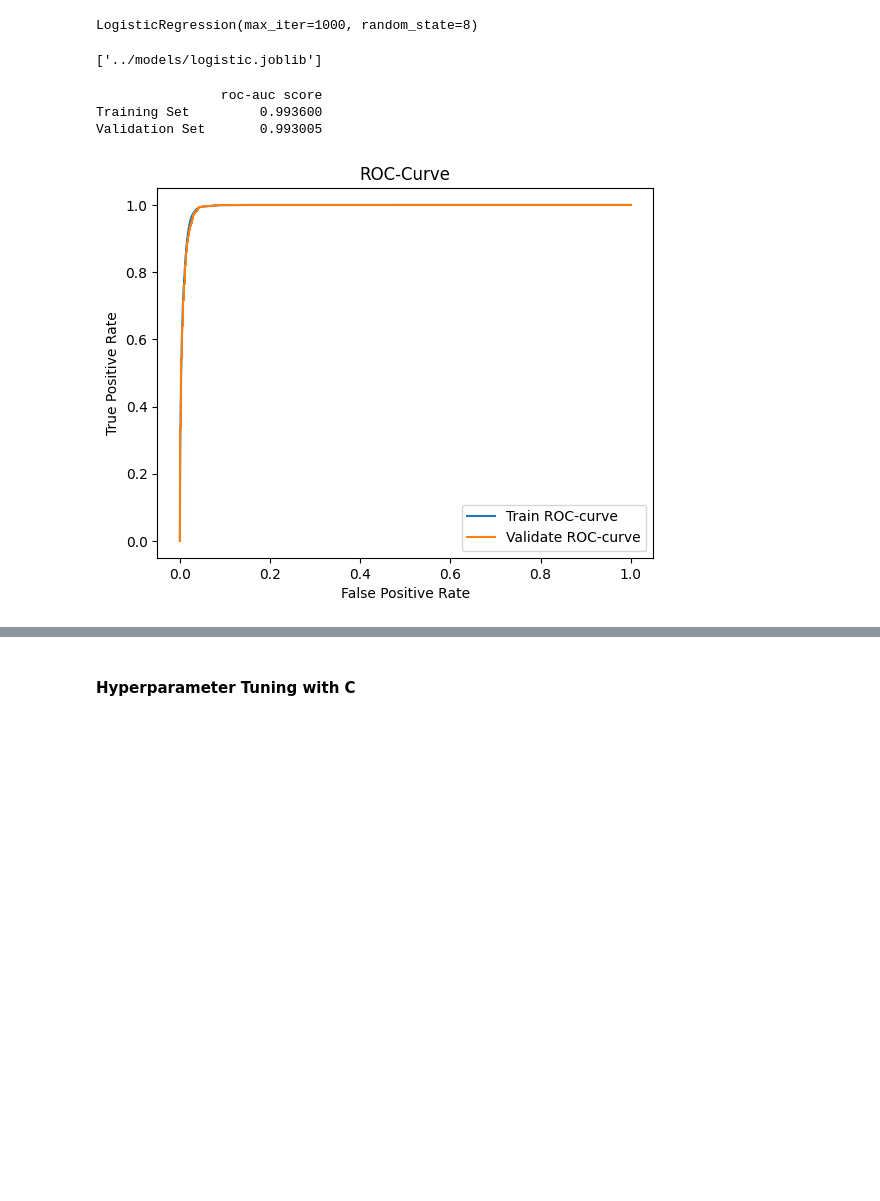
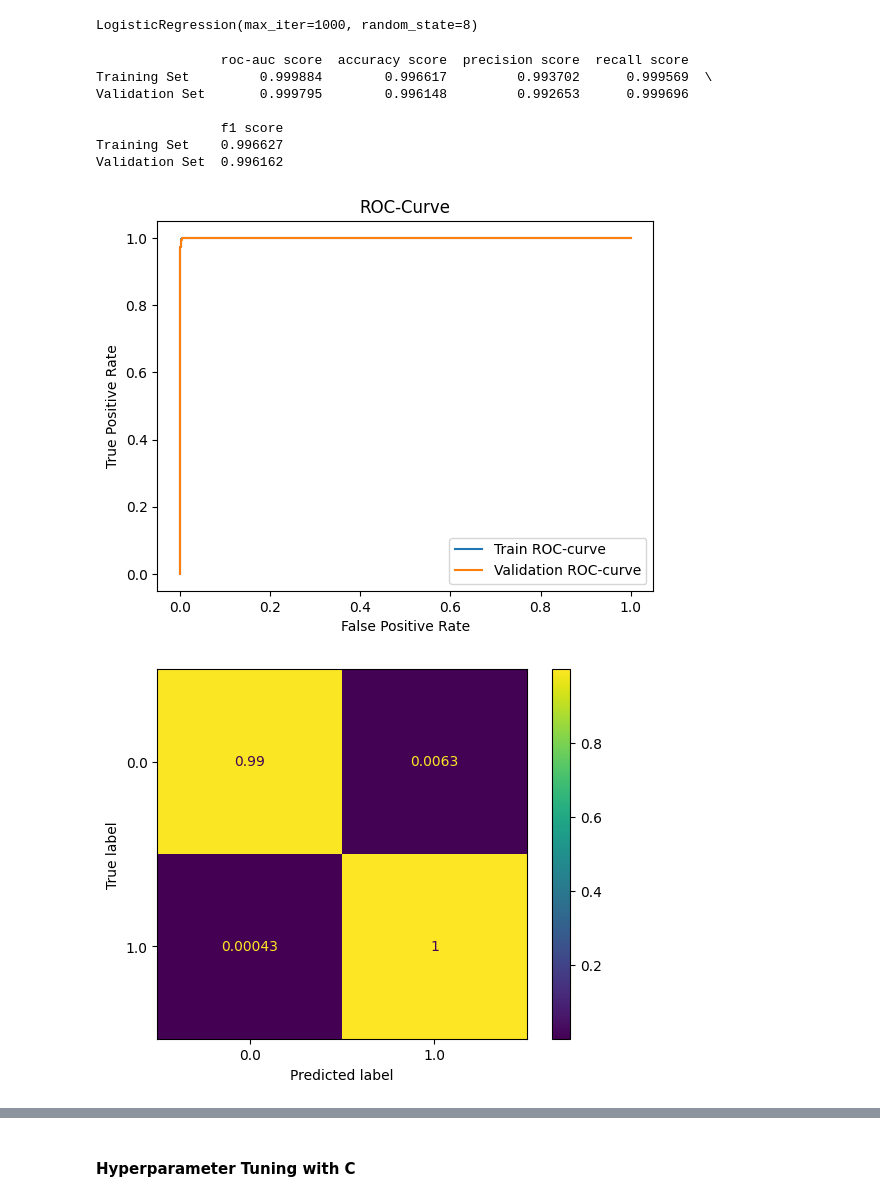
Before and after one commit to chuannarongvat/adv_mla_at1_14229898, a Jupyter notebook: notebooks/chingpayakmon_narongvat-14229898-week3_3.logistic.ipynb, the cells around one changed output, grey strips where cells are left out. Saved outputs shown, nothing was run; the diff lists cells and outputs as text; code cells hidden in the pictures; blank space fills up the shorter version.

```diff
--- a/notebooks/chingpayakmon_narongvat-14229898-week3_3.logistic.ipynb
+++ b/notebooks/chingpayakmon_narongvat-14229898-week3_3.logistic.ipynb
@@ -36,9 +42,3 @@ log_reg = LogisticRegression(random_state=8, max_iter=1000)
 log_reg.fit(X_train, y_train)
 # %% [output]
 LogisticRegression(max_iter=1000, random_state=8)
-# %%
-from joblib import dump
-
-dump(log_reg, '../models/logistic.joblib')
-# %% [output]
-['../models/logistic.joblib']
@@ -50,7 +47,14 @@ from models.predict_model import predict_model
-# %%
-predict_model(log_reg, X_train, X_val, y_train, y_val)
-# %% [output]
-                roc-auc score
-Training Set         0.993600
-Validation Set       0.993005
-[figure, removed]
+# %%
+modeling = Modeling(log_reg, X_train, X_val, y_train, y_val, X_test)
+# %%
+modeling.predict_model()
+# %% [output]
+                roc-auc score  accuracy score  precision score  recall score
+Training Set         0.999884        0.996617         0.993702      0.999569  \
+Validation Set       0.999795        0.996148         0.992653      0.999696
+
+                f1 score
+Training Set    0.996627
+Validation Set  0.996162
+[figure, added]
+[figure, added]
```
Also changed, not shown: parts of 34 cells of this notebook, 14 other files.
